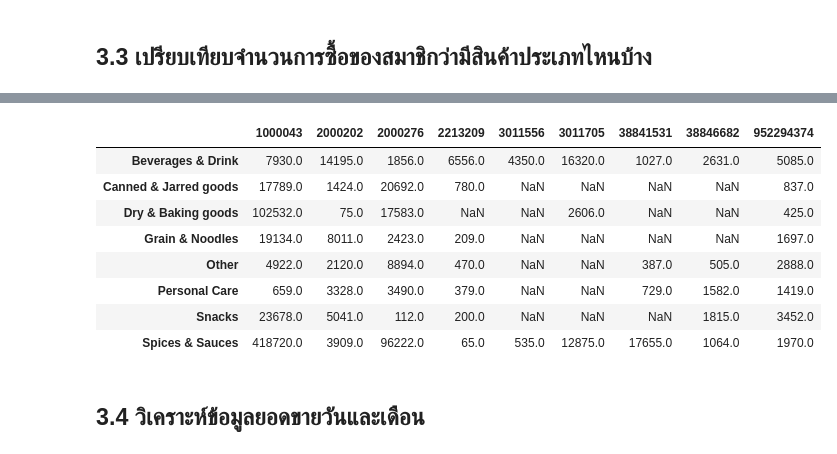
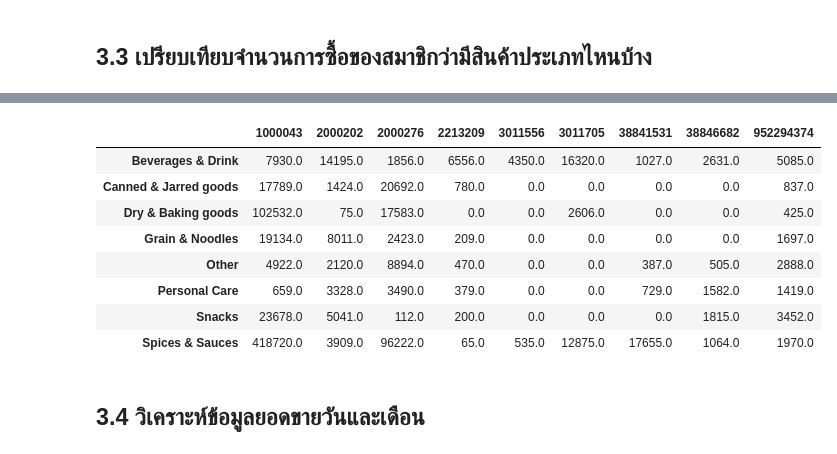
Before and after one commit to DSE2G1/DataAnalyticWeek1, a Jupyter notebook: Data_visualization_Pat.ipynb, the cells around one changed output, grey strips where cells are left out. Cells and saved outputs as stored; diff of their text form; code cells hidden in the pictures.

Commit message:
replace Sale_price equal NaN to zero

```diff
--- a/Data_visualization_Pat.ipynb
+++ b/Data_visualization_Pat.ipynb
@@ -286,16 +286,17 @@ B_member = pd.concat(B_member, axis = 1)
 B_member.columns = datB.Member_id.unique()
 # %%
 # ตารางยอดซื้อของสมาชิกแต่ละ member_id ในสาขา A
+B_member.replace(np.NaN, 0, inplace=True)
 B_member
 # %% [output]
 |  | 1000043 | 2000202 | 2000276 | 2213209 | 3011556 | 3011705 | 38841531 | 38846682 | 952294374 |
 | Beverages & Drink | 7930.0 | 14195.0 | 1856.0 | 6556.0 | 4350.0 | 16320.0 | 1027.0 | 2631.0 | 5085.0 |
-| Canned & Jarred goods | 17789.0 | 1424.0 | 20692.0 | 780.0 | NaN | NaN | NaN | NaN | 837.0 |
-| Dry & Baking goods | 102532.0 | 75.0 | 17583.0 | NaN | NaN | 2606.0 | NaN | NaN | 425.0 |
-| Grain & Noodles | 19134.0 | 8011.0 | 2423.0 | 209.0 | NaN | NaN | NaN | NaN | 1697.0 |
-| Other | 4922.0 | 2120.0 | 8894.0 | 470.0 | NaN | NaN | 387.0 | 505.0 | 2888.0 |
-| Personal Care | 659.0 | 3328.0 | 3490.0 | 379.0 | NaN | NaN | 729.0 | 1582.0 | 1419.0 |
-| Snacks | 23678.0 | 5041.0 | 112.0 | 200.0 | NaN | NaN | NaN | 1815.0 | 3452.0 |
+| Canned & Jarred goods | 17789.0 | 1424.0 | 20692.0 | 780.0 | 0.0 | 0.0 | 0.0 | 0.0 | 837.0 |
+| Dry & Baking goods | 102532.0 | 75.0 | 17583.0 | 0.0 | 0.0 | 2606.0 | 0.0 | 0.0 | 425.0 |
+| Grain & Noodles | 19134.0 | 8011.0 | 2423.0 | 209.0 | 0.0 | 0.0 | 0.0 | 0.0 | 1697.0 |
+| Other | 4922.0 | 2120.0 | 8894.0 | 470.0 | 0.0 | 0.0 | 387.0 | 505.0 | 2888.0 |
+| Personal Care | 659.0 | 3328.0 | 3490.0 | 379.0 | 0.0 | 0.0 | 729.0 | 1582.0 | 1419.0 |
+| Snacks | 23678.0 | 5041.0 | 112.0 | 200.0 | 0.0 | 0.0 | 0.0 | 1815.0 | 3452.0 |
 | Spices & Sauces | 418720.0 | 3909.0 | 96222.0 | 65.0 | 535.0 | 12875.0 | 17655.0 | 1064.0 | 1970.0 |
 # %% [markdown]
 ## 3.4 วิเคราะห์ข้อมูลยอดขายวันและเดือน
```
Also changed, not shown: parts of 7 cells of this notebook.
